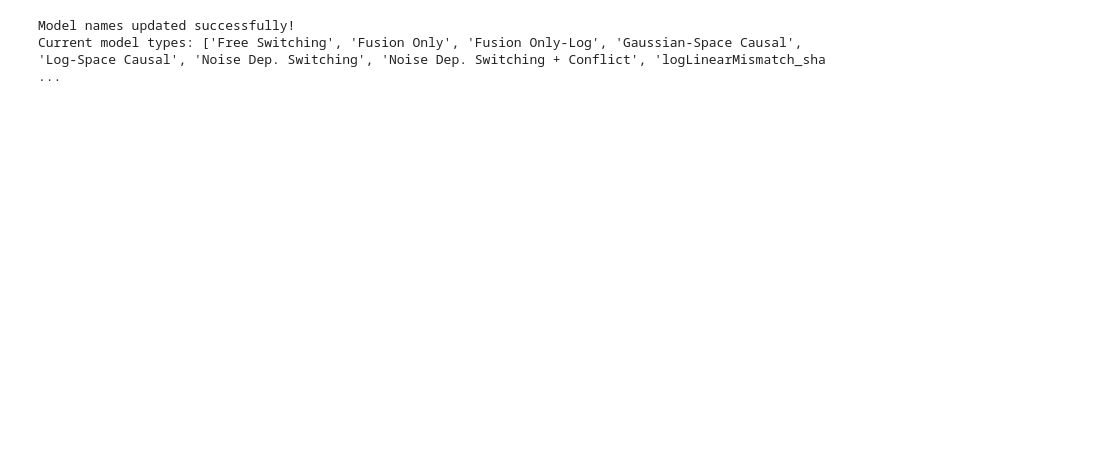
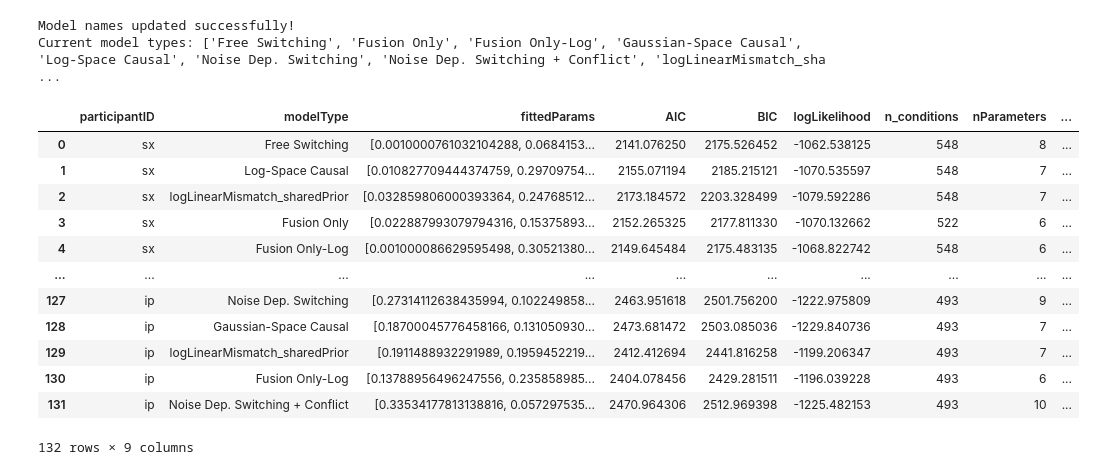
Before and after one commit to omeryildiran/av-dur-estimation, a Jupyter notebook: modelComparisonTable.ipynb, the cells around one changed output. Saved outputs shown, nothing was run; the diff lists cells and outputs as text; code cells hidden in the pictures; blank space fills up the shorter version.

```diff
--- a/modelComparisonTable.ipynb
+++ b/modelComparisonTable.ipynb
@@ -187,6 +187,22 @@ print(f"Current model types: {sorted(df_results['modelType'].unique())}")
 # %% [output]
 Model names updated successfully!
 Current model types: ['Free Switching', 'Fusion Only', 'Fusion Only-Log', 'Gaussian-Space Causal', 'Log-Space Causal', 'Noise Dep. Switching', 'Noise Dep. Switching + Conflict', 'logLinearMismatch_sha ...
+# %%
+df_results
+# %% [output]
+|  | participantID | modelType | fittedParams | AIC | BIC | logLikelihood | n_conditions | nParameters | ... |
+| 0 | sx | Free Switching | [0.0010000761032104288, 0.0684153... | 2141.076250 | 2175.526452 | -1062.538125 | 548 | 8 | ... |
+| 1 | sx | Log-Space Causal | [0.010827709444374759, 0.29709754... | 2155.071194 | 2185.215121 | -1070.535597 | 548 | 7 | ... |
+| 2 | sx | logLinearMismatch_sharedPrior | [0.032859806000393364, 0.24768512... | 2173.184572 | 2203.328499 | -1079.592286 | 548 | 7 | ... |
+| 3 | sx | Fusion Only | [0.022887993079794316, 0.15375893... | 2152.265325 | 2177.811330 | -1070.132662 | 522 | 6 | ... |
+| 4 | sx | Fusion Only-Log | [0.001000086629595498, 0.30521380... | 2149.645484 | 2175.483135 | -1068.822742 | 548 | 6 | ... |
+| ... | ... | ... | ... | ... | ... | ... | ... | ... | ... |
+| 127 | ip | Noise Dep. Switching | [0.27314112638435994, 0.102249858... | 2463.951618 | 2501.756200 | -1222.975809 | 493 | 9 | ... |
+| 128 | ip | Gaussian-Space Causal | [0.18700045776458166, 0.131050930... | 2473.681472 | 2503.085036 | -1229.840736 | 493 | 7 | ... |
+| 129 | ip | logLinearMismatch_sharedPrior | [0.1911488932291989, 0.1959452219... | 2412.412694 | 2441.816258 | -1199.206347 | 493 | 7 | ... |
+| 130 | ip | Fusion Only-Log | [0.13788956496247556, 0.235858985... | 2404.078456 | 2429.281511 | -1196.039228 | 493 | 6 | ... |
+| 131 | ip | Noise Dep. Switching + Conflict | [0.33534177813138816, 0.057297535... | 2470.964306 | 2512.969398 | -1225.482153 | 493 | 10 | ... |
+132 rows × 9 columns
 # %%
 # Calculate delta_AIC for each model relative to the best model per participant
 df_results['delta_AIC'] = df_results.groupby('participantID')['AIC'].transform(lambda x: x - x.min())
```
Also changed, not shown: parts of 8 cells of this notebook, 18 other files.
